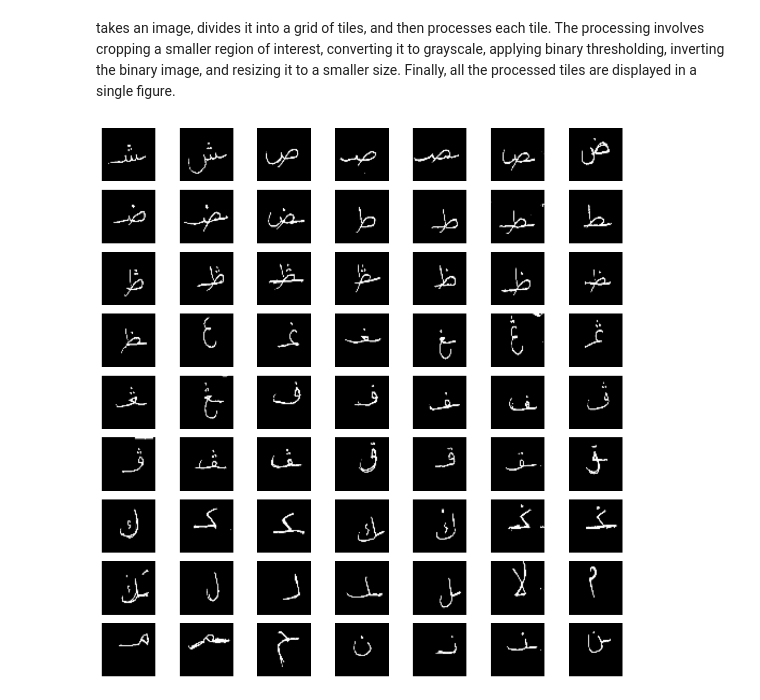
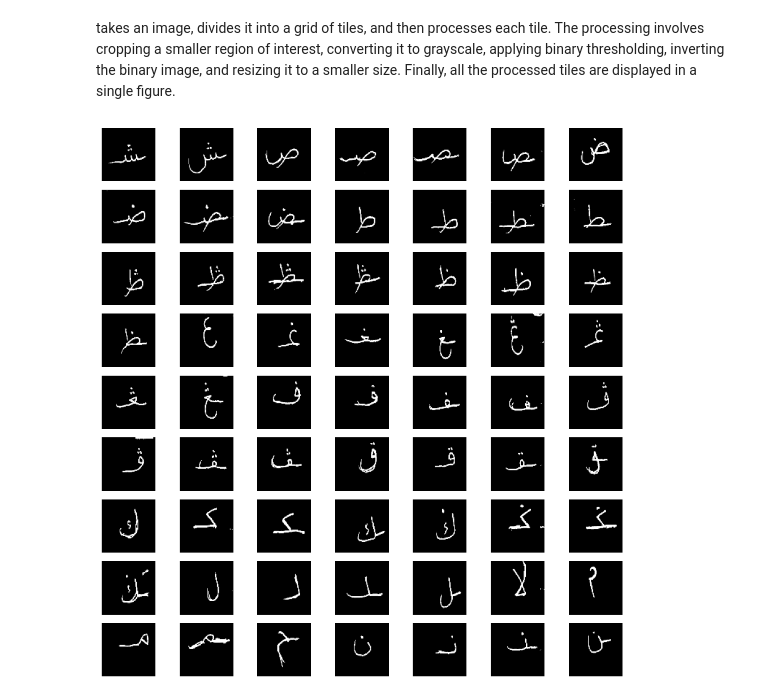
Before and after one commit to kucingcoder/pegon.ai-model, a Jupyter notebook: Code/Dataset-Prep-Concept.ipynb, the cells around one changed output. Drawn from its saved outputs; the diff is of its cells as text; code cells hidden in the pictures.

```diff
--- a/Code/Dataset-Prep-Concept.ipynb
+++ b/Code/Dataset-Prep-Concept.ipynb
@@ -164,32 +164,32 @@ takes an image, divides it into a grid of tiles, and then processes each tile. T
 image = cv2.cvtColor(warped, cv2.COLOR_BGR2RGB)
 
 rows = 9
 cols = 7
 
 height, width, _ = image.shape
 
 tile_height = height // rows
 tile_width = width // cols
 
 fig, axes = plt.subplots(rows, cols, figsize=(10, 10))
 
 for i in range(rows):
     for j in range(cols):
         start_x = j * tile_width
         start_y = i * tile_height
         end_x = (j + 1) * tile_width
         end_y = (i + 1) * tile_height
 
         sub_image = image[start_y +120:end_y -15, start_x +60:end_x -15]
         sub_image_gray = cv2.cvtColor(sub_image, cv2.COLOR_BGR2GRAY)
         sub_image_binary = cv2.threshold(sub_image_gray, 0, 255, cv2.THRESH_BINARY | cv2.THRESH_OTSU)[1]
         sub_image_binary_inv = 255 - sub_image_binary
-        final = cv2.resize(sub_image_binary_inv, (50, 50))
+        final = cv2.resize(sub_image_binary_inv, (75, 75))
 
         axes[i, j].imshow(final, cmap='gray')
         axes[i, j].axis('off')
 
 plt.tight_layout()
 plt.show()
 # %% [output]
-[figure, old version]
+[figure, new version]
```
Also changed, not shown: 8 other files.
